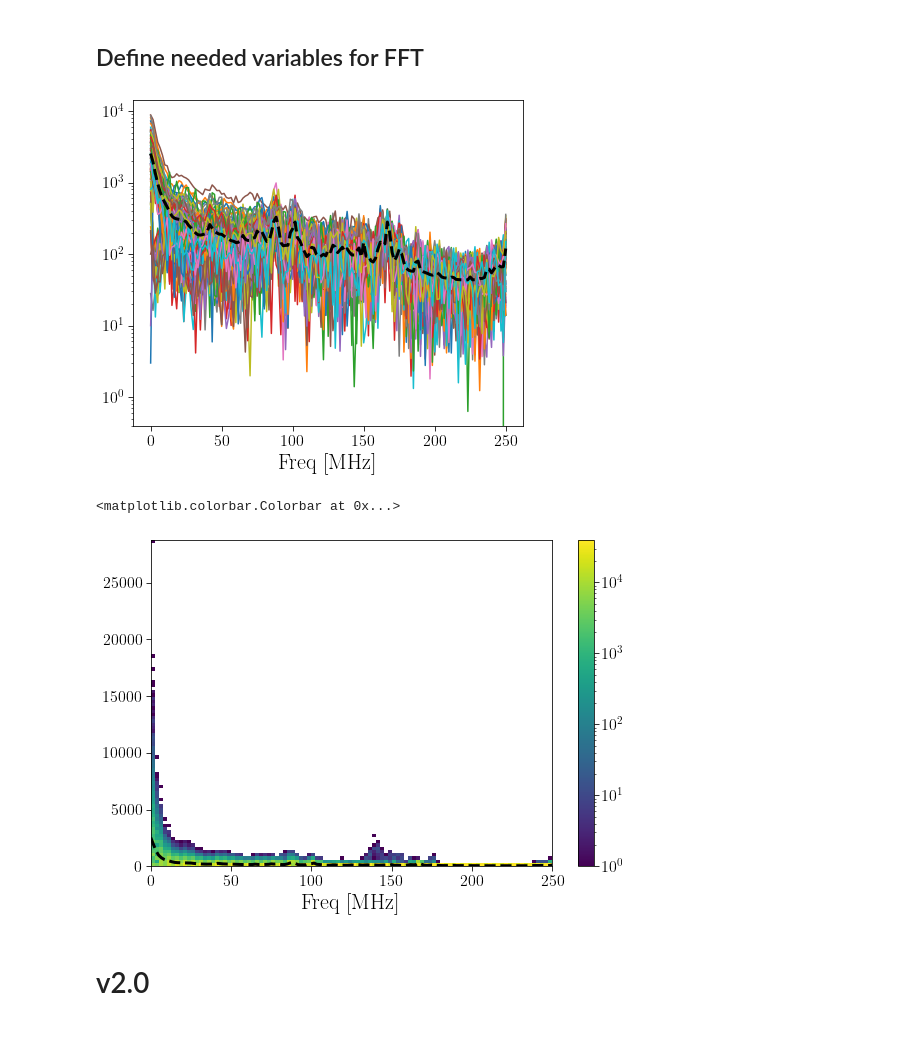
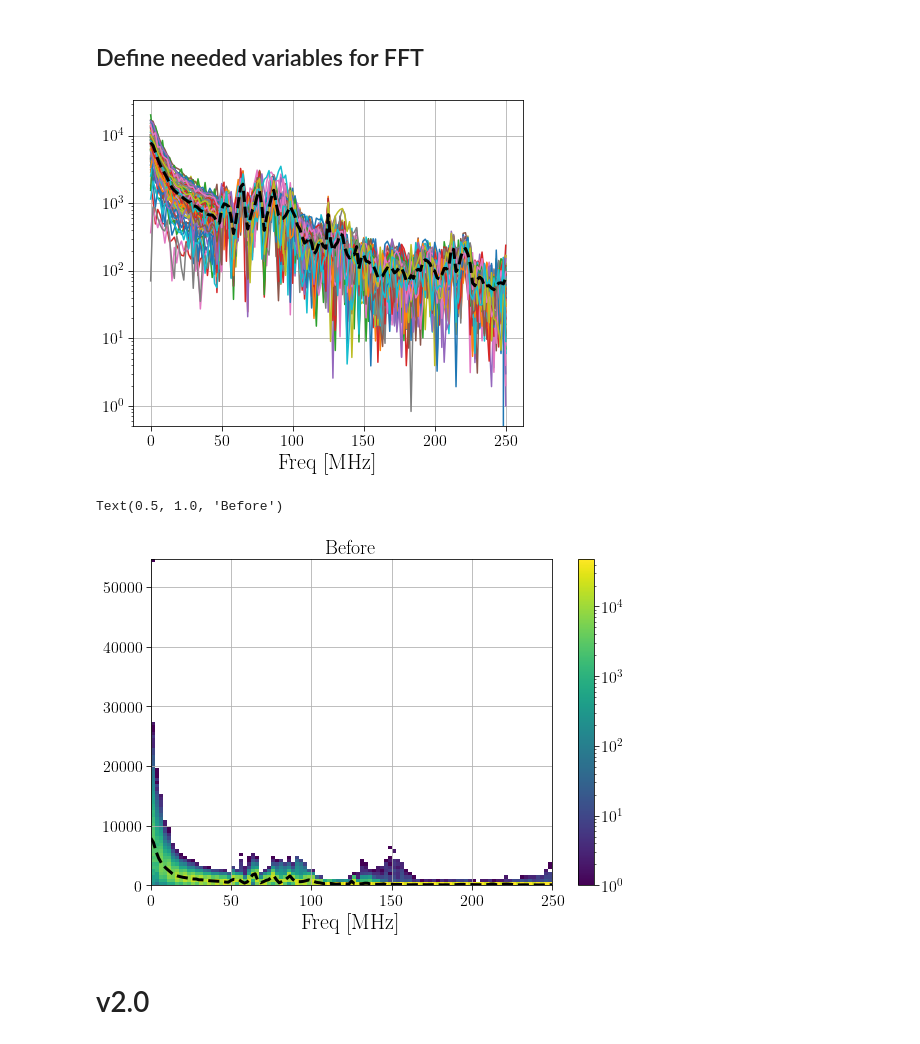
Before and after one commit to toej93/SiPM_QA, a Jupyter notebook: utilities/python/reader.ipynb, the cells around one changed output. Saved outputs shown, nothing was run; the diff lists cells and outputs as text; code cells hidden in the pictures.

```diff
--- a/utilities/python/reader.ipynb
+++ b/utilities/python/reader.ipynb
@@ -34,7 +34,10 @@ warnings.filterwarnings("ignore")
 # %%
 # infile_name = "190307-EJ309-1700V-SPE_2.dat"
 # infile_name = "../../configFiles/data_wAmp.dat"
-infile_name = "../../data/SiPM_test/test.dat"
+SiPM_ID = "PCB_1_1_LED4.4_test"
+# SiPM_ID = "ABC"
+
+infile_name = "/home/coure/SiPMs_QA/data/SiPM_%s/SiPM_%s.dat"%(SiPM_ID,SiPM_ID)
 df = CAENReader.DataFile(infile_name)
 print('Processing file:', infile_name)
 # %% [output]
@@ -43,5 +46,5 @@ Processing file: ../../data/SiPM_test/test.dat
 for i in range(0,1):
     tr = df.getNextTrigger()
 #     if(i>85):
-    tr.display()
+    tr.display(trName='b0tr0')
 # %% [output]
@@ -63,7 +66,7 @@ while tr is not None:
     for i in range(len(trace)):
         array_trace[i] = (trace[i]-bsl)
 #     array.append(array_trace)
-    integ_ADC.append(sum(array_trace[80:150]))
+    integ_ADC.append(sum(array_trace[70:120]))
     tr = df.getNextTrigger()
 # %%
 plt.figure(figsize=(7,4))
@@ -105,5 +108,5 @@ for i in range(0,200):
 # %%
-for i in range(0,200):
+for i in range(0,2000):
     # Save waveform from specified channel ID
     trace = tr.traces['b0tr0'].astype("float")
     array_trace = np.array(np.ones(len(trace)))
@@ -112,4 +115,6 @@ for i in range(0,200):
         array_trace[i] = (trace[i]-bsl)
     plt.plot(array_trace)
     tr = df.getNextTrigger()
+
+plt.xlim(70,150)
 # %% [output]
@@ -165,26 +172,31 @@ for i in range(0,100):
 plt.plot(frequencies(wf_array[0],sample_length)/1E6,np.mean(spectrum_array, axis=0), c = "black", ls = "--", lw = 3)
 plt.xlabel("Freq [MHz]")
 plt.yscale('log')
+plt.grid()
 # plt.plot(frequencies(wf_array[0],sample_length),np.mean(spectrum_array, axis=0))
 # %% [output]
-[figure, old version]
+[figure, new version]
 # %%
 spectrum_flat_list = [item for sublist in spectrum_array for item in sublist]
 freq_flat_list = [item for sublist in freq_array for item in sublist]
 # %%
 plt.figure(figsize=(9,6))
 
 plt.hist2d(np.array(freq_flat_list)/1E6, spectrum_flat_list, bins = 100, norm=mpl.colors.LogNorm());
 plt.plot(frequencies(wf_array[0],sample_length)/1E6,np.mean(spectrum_array, axis=0), c = "black", ls = "--", lw = 3,)
 
 plt.xlabel("Freq [MHz]")
 plt.colorbar()
+plt.grid()
 # plt.yscale('log')
 # plt.xscale('log')
 # plt.ylim(1E-2, 2500)
+plt.title("Before")
+# plt.title("Current")
+# plt.savefig("Plots/SiPM_"+SiPM_ID+"_PSD_2D.pdf")
 # %% [output]
-<matplotlib.colorbar.Colorbar at 0x...>
+Text(0.5, 1.0, 'Before')
-[figure, old version]
+[figure, new version]
 # %% [markdown]
 # v2.0
 # %%
```
Also changed, not shown: parts of 12 cells of this notebook, 7 other files.
